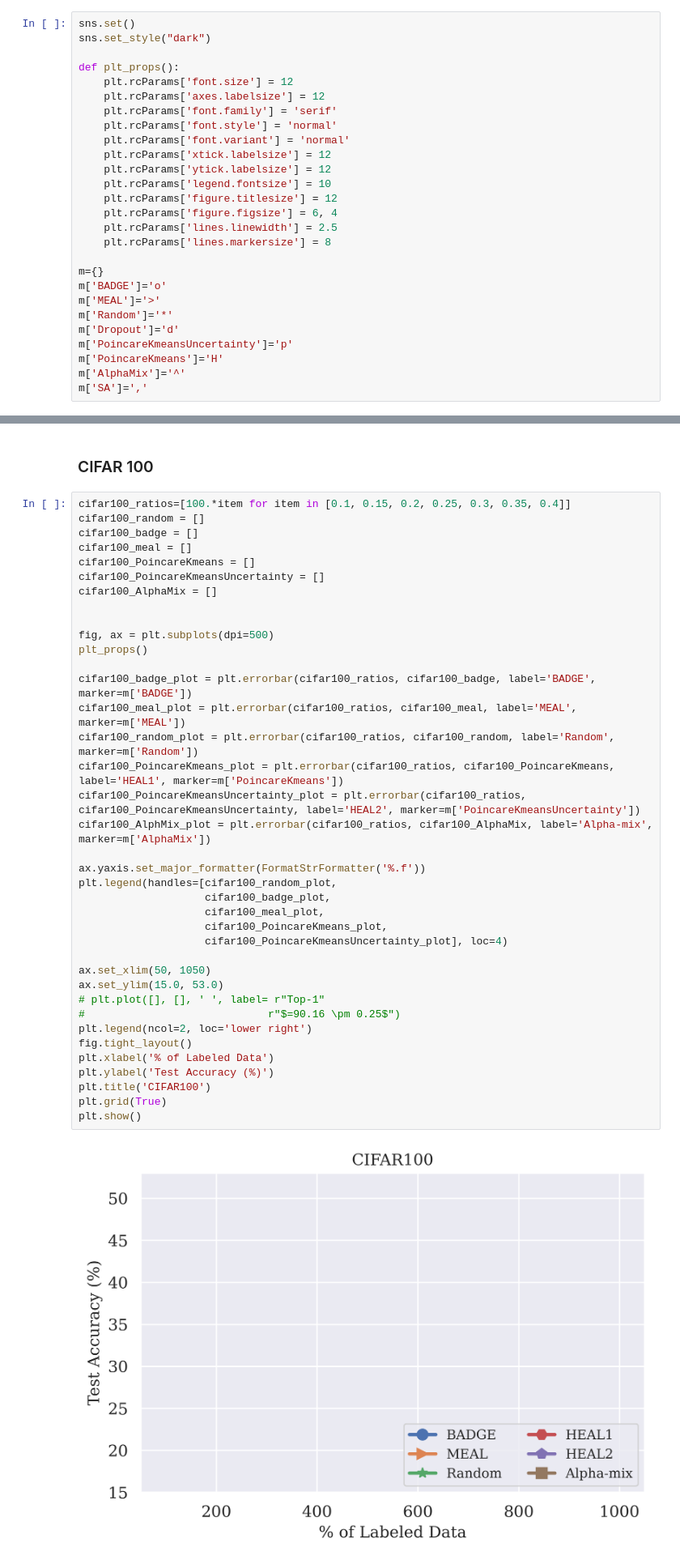
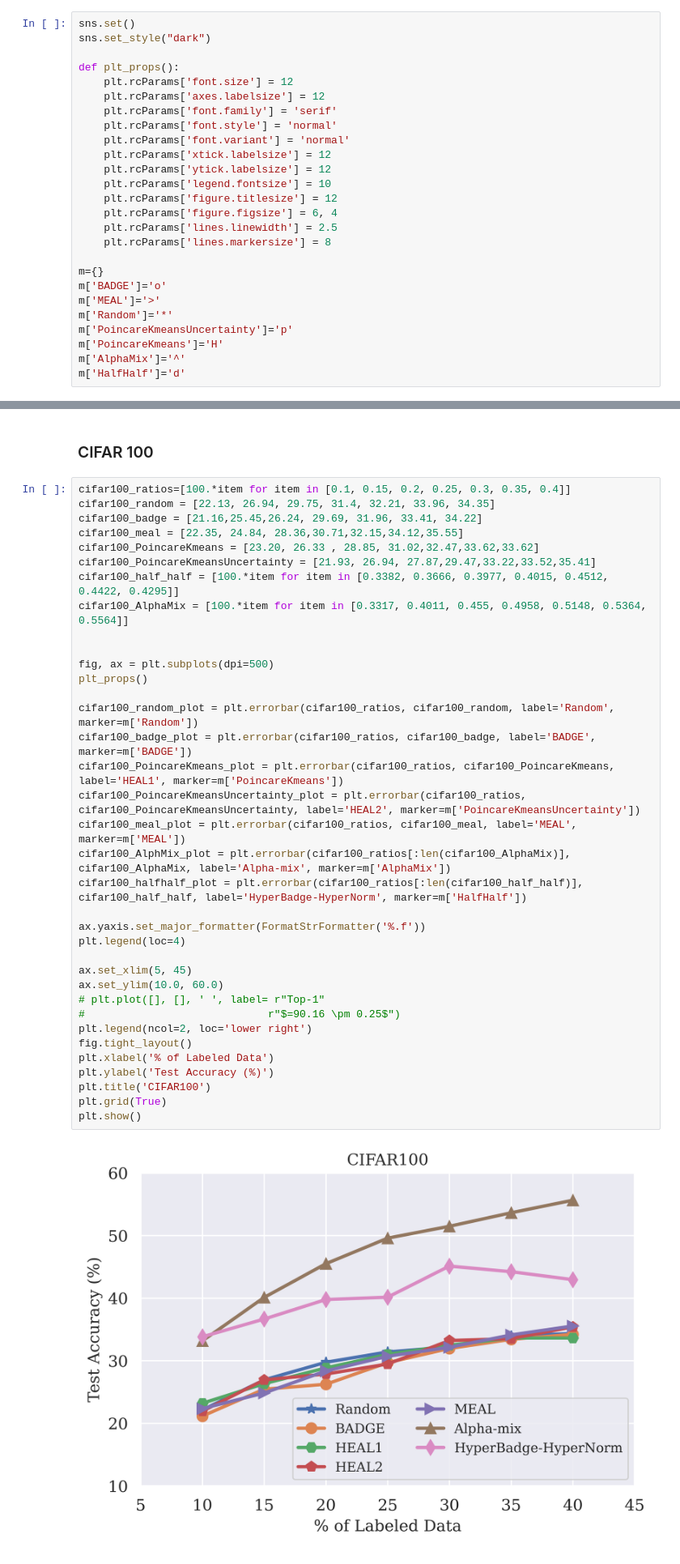
Before and after one commit to ChengeLi/data-efficient-active-learning, a Jupyter notebook: plots.ipynb, the cells around one changed output, grey strips where cells are left out. Shown at 81% size. Cells and saved outputs as stored; diff of their text form.

```diff
--- a/plots.ipynb
+++ b/plots.ipynb
@@ -39,11 +39,10 @@ m={}
 m['BADGE']='o'
 m['MEAL']='>'
 m['Random']='*'
-m['Dropout']='d'
 m['PoincareKmeansUncertainty']='p'
 m['PoincareKmeans']='H'
 m['AlphaMix']='^'
-m['SA']=','
+m['HalfHalf']='d'
 # %% [markdown]
 ## Image classification results
 # %% [markdown]
@@ -140,44 +138,42 @@ plt.show()
 ### CIFAR 100
 # %%
 cifar100_ratios=[100.*item for item in [0.1, 0.15, 0.2, 0.25, 0.3, 0.35, 0.4]]
-cifar100_random = []
-cifar100_badge = []
-cifar100_meal = []
-cifar100_PoincareKmeans = []
-cifar100_PoincareKmeansUncertainty = []
-cifar100_AlphaMix = []
+cifar100_random = [22.13, 26.94, 29.75, 31.4, 32.21, 33.96, 34.35]
+cifar100_badge = [21.16,25.45,26.24, 29.69, 31.96, 33.41, 34.22]
+cifar100_meal = [22.35, 24.84, 28.36,30.71,32.15,34.12,35.55]
+cifar100_PoincareKmeans = [23.20, 26.33 , 28.85, 31.02,32.47,33.62,33.62]
+cifar100_PoincareKmeansUncertainty = [21.93, 26.94, 27.87,29.47,33.22,33.52,35.41]
+cifar100_half_half = [100.*item for item in [0.3382, 0.3666, 0.3977, 0.4015, 0.4512, 0.4422, 0.4295]]
+cifar100_AlphaMix = [100.*item for item in [0.3317, 0.4011, 0.455, 0.4958, 0.5148, 0.5364, 0.5564]]
 
 
 fig, ax = plt.subplots(dpi=500)
 plt_props()
 
+cifar100_random_plot = plt.errorbar(cifar100_ratios, cifar100_random, label='Random', marker=m['Random'])
 cifar100_badge_plot = plt.errorbar(cifar100_ratios, cifar100_badge, label='BADGE', marker=m['BADGE'])
-cifar100_meal_plot = plt.errorbar(cifar100_ratios, cifar100_meal, label='MEAL', marker=m['MEAL'])
-cifar100_random_plot = plt.errorbar(cifar100_ratios, cifar100_random, label='Random', marker=m['Random'])
 cifar100_PoincareKmeans_plot = plt.errorbar(cifar100_ratios, cifar100_PoincareKmeans, label='HEAL1', marker=m['PoincareKmeans'])
 cifar100_PoincareKmeansUncertainty_plot = plt.errorbar(cifar100_ratios, cifar100_PoincareKmeansUncertainty, label='HEAL2', marker=m['PoincareKmeansUncertainty'])
-cifar100_AlphMix_plot = plt.errorbar(cifar100_ratios, cifar100_AlphaMix, label='Alpha-mix', marker=m['AlphaMix'])
+cifar100_meal_plot = plt.errorbar(cifar100_ratios, cifar100_meal, label='MEAL', marker=m['MEAL'])
+cifar100_AlphMix_plot = plt.errorbar(cifar100_ratios[:len(cifar100_AlphaMix)], cifar100_AlphaMix, label='Alpha-mix', marker=m['AlphaMix'])
+cifar100_halfhalf_plot = plt.errorbar(cifar100_ratios[:len(cifar100_half_half)], cifar100_half_half, label='HyperBadge-HyperNorm', marker=m['HalfHalf'])
 
 ax.yaxis.set_major_formatter(FormatStrFormatter('%.f'))
-plt.legend(handles=[cifar100_random_plot,
-                    cifar100_badge_plot,
-                    cifar100_meal_plot,
-                    cifar100_PoincareKmeans_plot,
-                    cifar100_PoincareKmeansUncertainty_plot], loc=4)
+plt.legend(loc=4)
 
-ax.set_xlim(50, 1050)
-ax.set_ylim(15.0, 53.0)
+ax.set_xlim(5, 45)
+ax.set_ylim(10.0, 60.0)
 # plt.plot([], [], ' ', label= r"Top-1"
 #                             r"$=90.16 \pm 0.25$")
 plt.legend(ncol=2, loc='lower right')
 fig.tight_layout()
 plt.xlabel('% of Labeled Data')
 plt.ylabel('Test Accuracy (%)')
 plt.title('CIFAR100')
 plt.grid(True)
 plt.show()
 # %% [output]
-[figure, old version]
+[figure, new version]
 # %% [markdown]
 ### Caltech-256
 # %%
```
Also changed, not shown: parts of 4 cells of this notebook.
